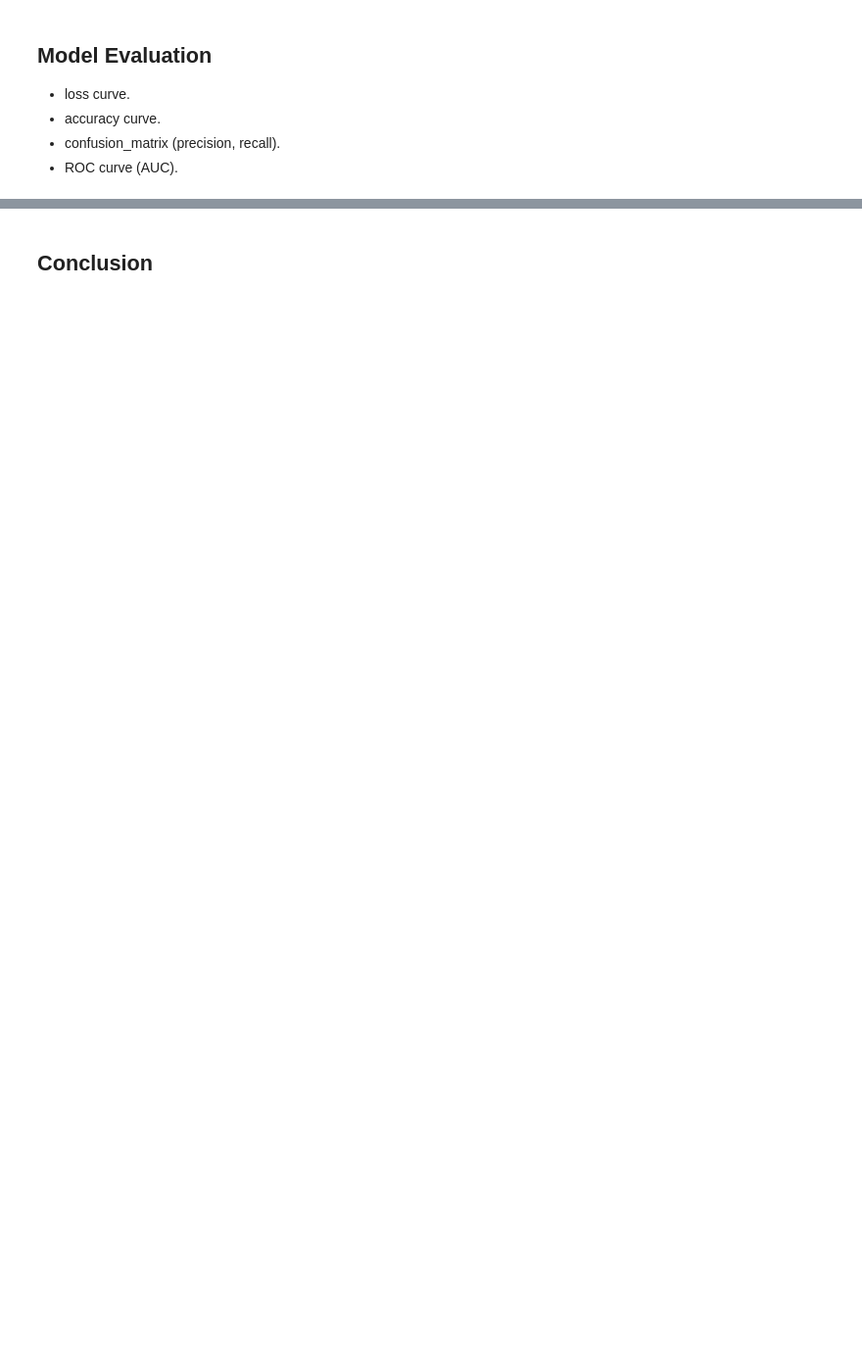
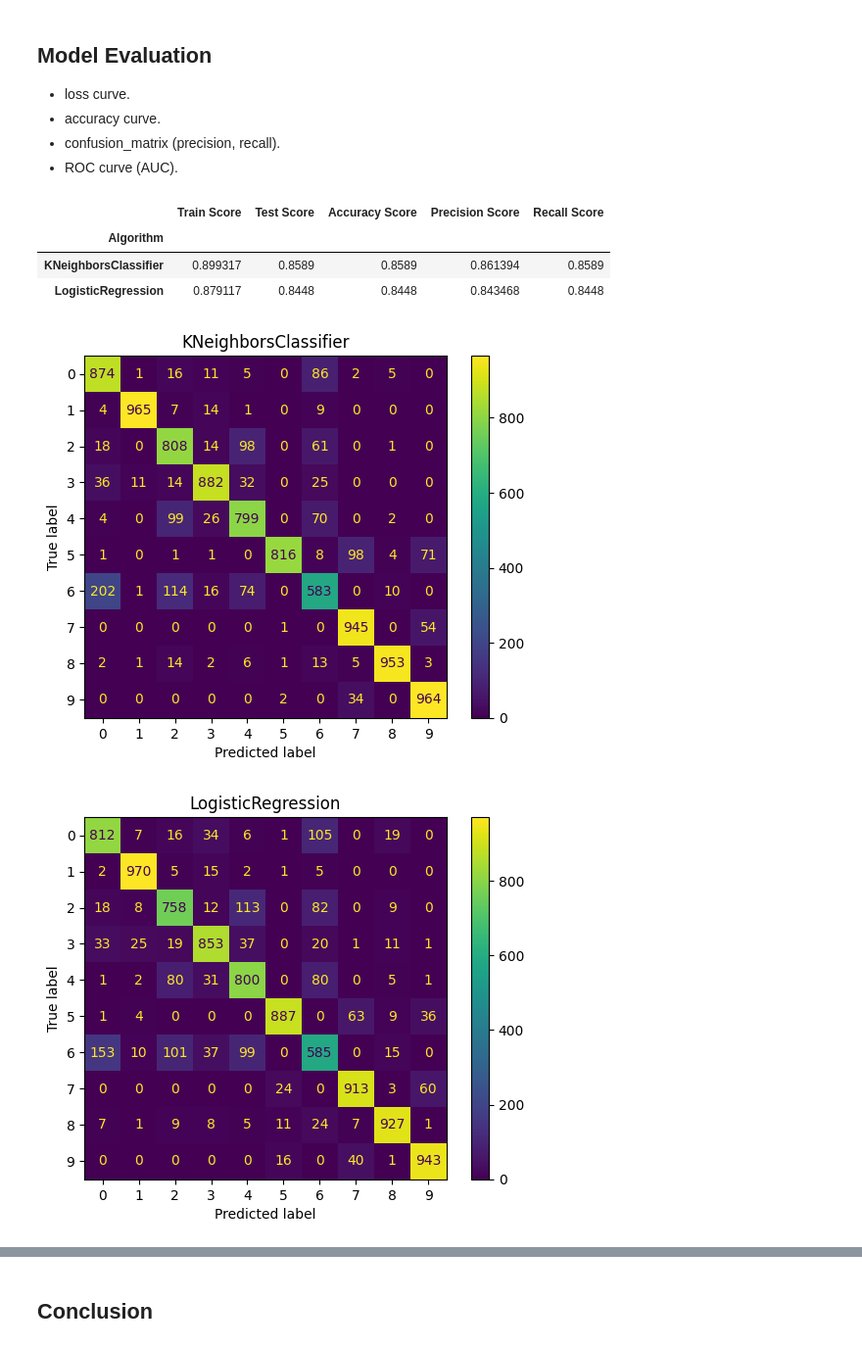
Before and after one commit to 3ab3z2/Machine-fashion-model-mnist, a Jupyter notebook: 20241203-fashion.ipynb, the cells around one changed output, grey strips where cells are left out. Shown at 98% size. Saved outputs shown, nothing was run; the diff lists cells and outputs as text; code cells hidden in the pictures; blank space fills up the shorter version.

```diff
--- a/20241203-fashion.ipynb
+++ b/20241203-fashion.ipynb
@@ -43,0 +65,6 @@ test_images = test_data.iloc[:, 1:].values / 255.0
+# %%
+X_trn= df_trn.drop('label', axis=1)
+y_trn= df_trn['label']
+
+X_tst= df_tst.drop('label', axis=1)
+y_tst= df_tst['label']
@@ -44 +73,6 @@ test_images = test_data.iloc[:, 1:].values / 255.0
+# %%
+scaler= StandardScaler()
+# %%
+X_trn= scaler.fit_transform(X_trn)
+X_tst= scaler.transform(X_tst)
 # %%
@@ -47,0 +117,24 @@ X_train, X_val, y_train, y_val= train_test_split(train_images, train_labels, tes
+# %%
+models_dict= {
+	'LogisticRegression':        LogisticRegression(max_iter=10_000, solver='lbfgs', multi_class='multinomial'),
+	'KNeighborsClassifier':      KNeighborsClassifier(),
+	# 'Support Vector Classifier': SVC(),
+	# 'DecisionTreeClassifier':    DecisionTreeClassifier(),
+	# 'RandomForestClassifier':    RandomForestClassifier(),
+	# 'BaggingClassifier':         BaggingClassifier(),
+	# 'ExtraTreesClassifier':      ExtraTreesClassifier(),
+	# 'AdaBoostClassifier':        AdaBoostClassifier(),
+	# 'XGBClassifier':             XGBClassifier(),
+	# 'CatBoostClassifier':        CatBoostClassifier(verbose=False),
+	# 'LGBMClassifier':            LGBMClassifier(),
+}
+models= [{'name':k, 'obj':v} for k,v in models_dict.items()]
+
+i= 0
+for model in models:
+	print("Evaluating %s..."%model['name'])
+	print("%d/%d models"%(i, len(models)), end='\r')
+	model.update(model_report(model['obj'], verbose=False))
+	i+= 1
+print("%d/%d models evaluated"%(i, len(models)))
+print("done")
@@ -103,4 +241,25 @@ print(f'KNN Recall: {knn_recall:.4f}')
 - accuracy curve.
 - confusion_matrix (precision, recall).
 - ROC curve (AUC).
+# %%
+pd.DataFrame({
+	'Algorithm':           [model['name'] for model in models],
+	'Train Score':         [model['trn']  for model in models],
+	'Test Score':          [model['tst']  for model in models],
+	'Accuracy Score':      [model['acc']  for model in models],
+	'Precision Score':     [model['pre']  for model in models],
+	'Recall Score':        [model['rec']  for model in models],
+}).set_index('Algorithm').sort_values(by='Test Score', ascending=False)
+# %% [output]
+|  | Train Score | Test Score | Accuracy Score | Precision Score | Recall Score |
+| Algorithm |  |  |  |  |  |
+| KNeighborsClassifier | 0.899317 | 0.8589 | 0.8589 | 0.861394 | 0.8589 |
+| LogisticRegression | 0.879117 | 0.8448 | 0.8448 | 0.843468 | 0.8448 |
+# %%
+for model in sorted(models, key=lambda x: x['tst'], reverse=True):
+	ConfusionMatrixDisplay(model['cm']).plot()
+	plt.title(model['name'])
+# %% [output]
+[figure, added]
+[figure, added]
 # %%
```
Also changed, not shown: parts of 14 cells of this notebook.
